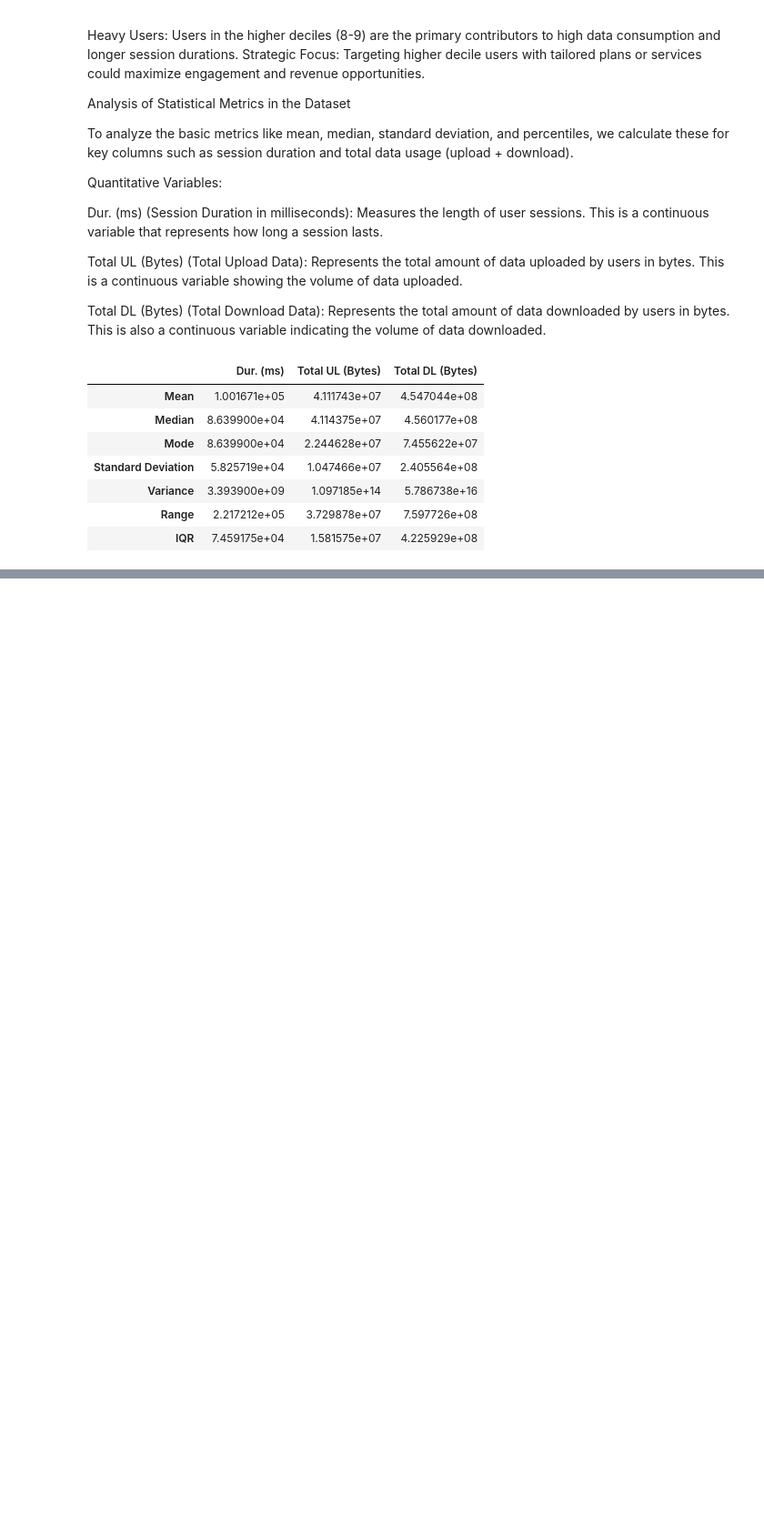
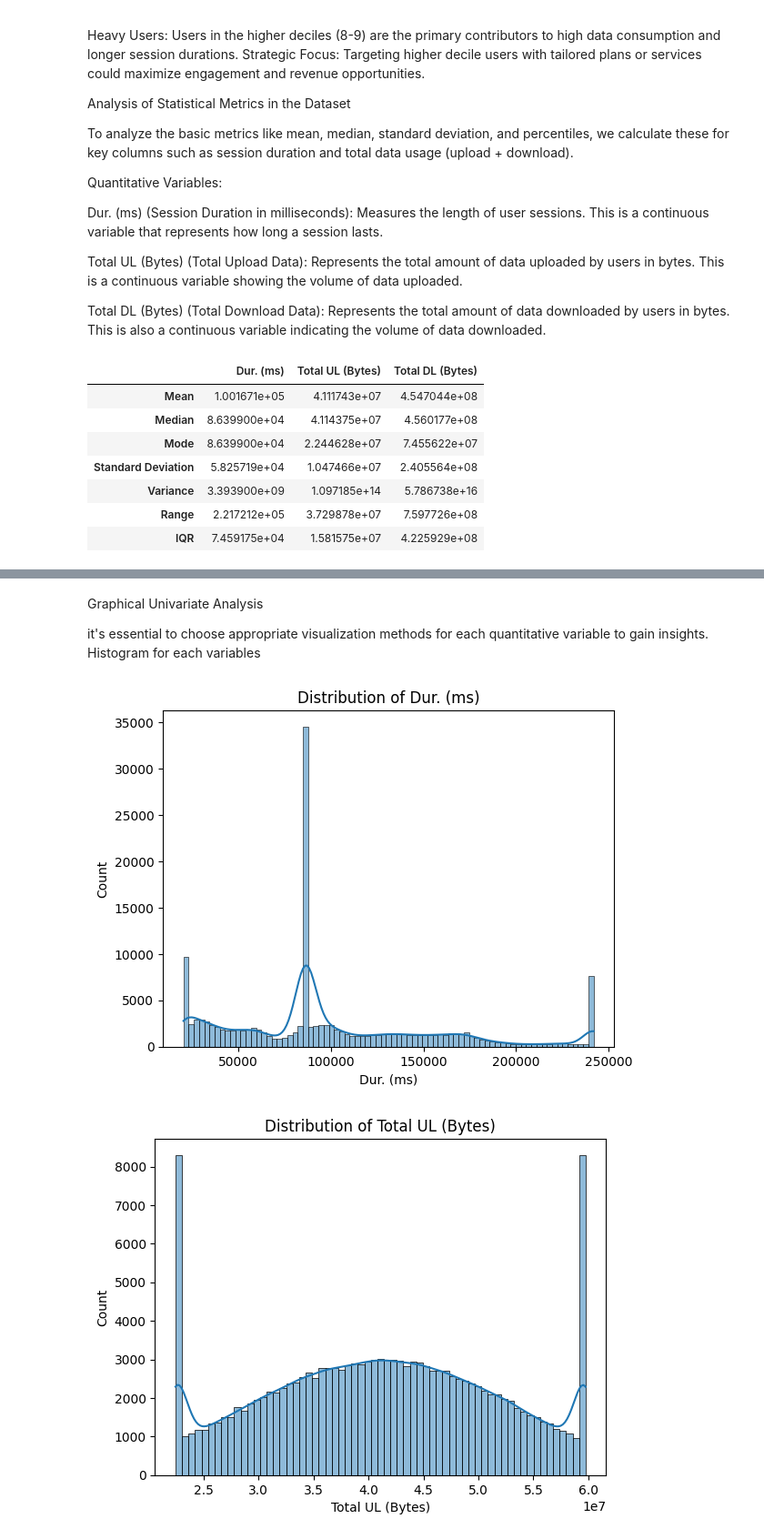
Before and after one commit to ab3lT/10-Academy-Week-2, a Jupyter notebook: notebook/user_analysis.ipynb, the cells around one changed output, grey strips where cells are left out. Shown: that part at 91% size. Drawn from its saved outputs; the diff is of its cells as text; code cells hidden in the pictures; blank space fills up the shorter version.

```diff
--- a/notebook/user_analysis.ipynb
+++ b/notebook/user_analysis.ipynb
@@ -403,0 +464,13 @@ eda.compute_basic_metrics(quantitative_vars)
+# %% [markdown]
+Graphical Univariate Analysis
+
+it's essential to choose appropriate visualization methods for each quantitative variable to gain insights.
+Histogram for each variables
+# %%
+eda = EDA(df_cleaned)
+# histogram for session duration
+for col in quantitative_vars:
+    eda.plot_distribution(col)
+# %% [output]
+[figure, added]
+[figure, added]
```
Also changed, not shown: parts of 8 cells of this notebook.
